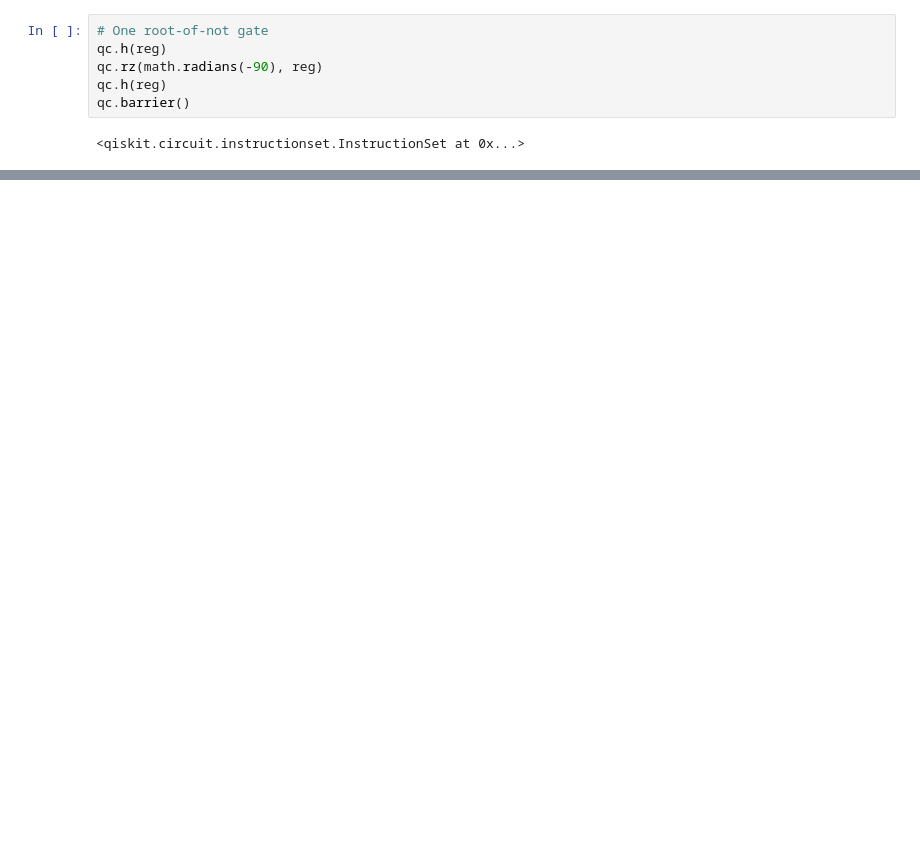
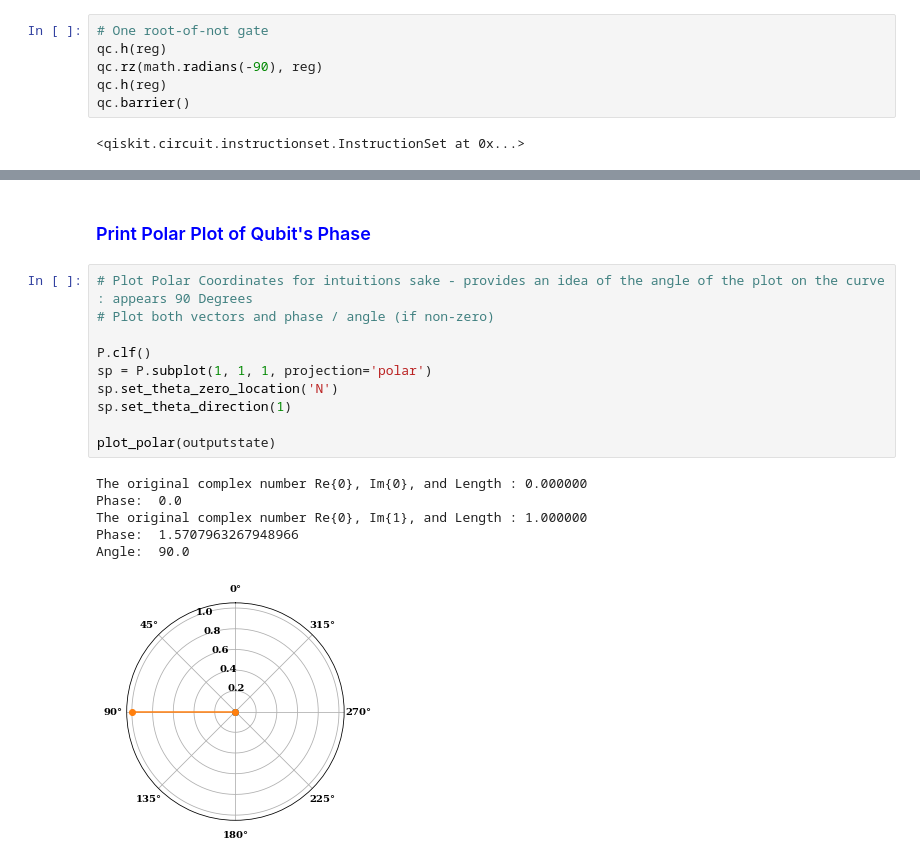
Before and after one commit to profversaggi/QuantumEducation, a Jupyter notebook: QC_Practicals/Ch02_03 Root Of Not.ipynb, the cells around one changed output, grey strips where cells are left out. Drawn from its saved outputs; the diff is of its cells as text; blank space fills up the shorter version.

```diff
--- a/QC_Practicals/Ch02_03 Root Of Not.ipynb
+++ b/QC_Practicals/Ch02_03 Root Of Not.ipynb
@@ -141,0 +202,19 @@ qc.draw(output='mpl')        # draw the circuit
+# %% [markdown]
+### <font color="blue">Print Polar Plot of Qubit's Phase</font>
+# %%
+# Plot Polar Coordinates for intuitions sake - provides an idea of the angle of the plot on the curve : appears 90 Degrees
+# Plot both vectors and phase / angle (if non-zero)
+
+P.clf()
+sp = P.subplot(1, 1, 1, projection='polar')
+sp.set_theta_zero_location('N')
+sp.set_theta_direction(1)
+
+plot_polar(outputstate)
+# %% [output]
+The original complex number Re{0}, Im{0}, and Length : 0.000000
+Phase:  0.0
+The original complex number Re{0}, Im{1}, and Length : 1.000000
+Phase:  1.5707963267948966
+Angle:  90.0
+[figure, added]
```
Also changed, not shown: parts of 18 cells of this notebook, 6 other files.
